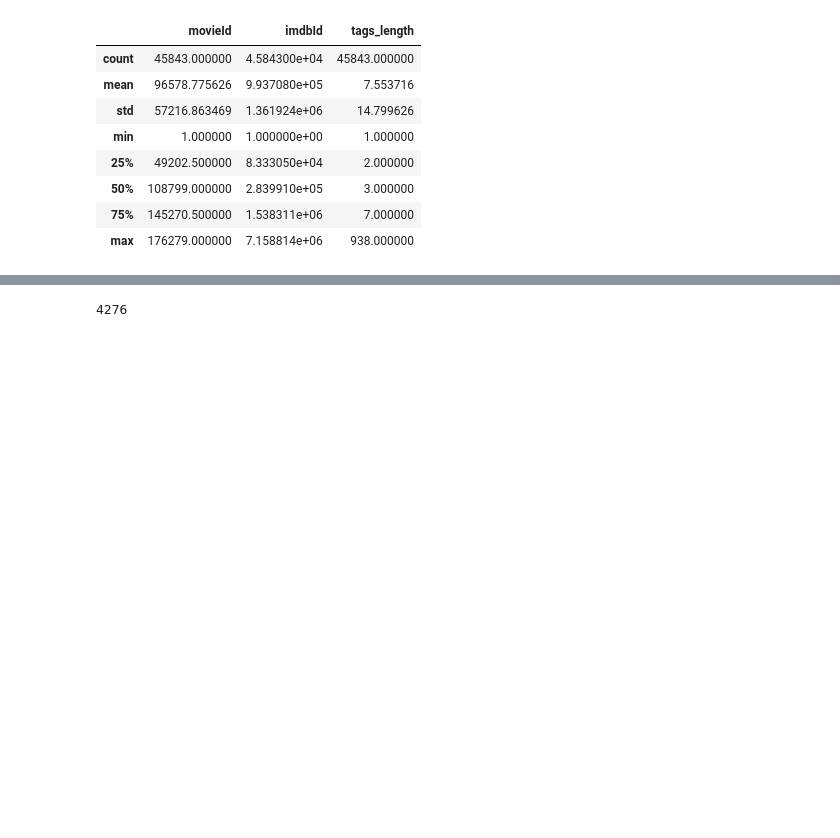
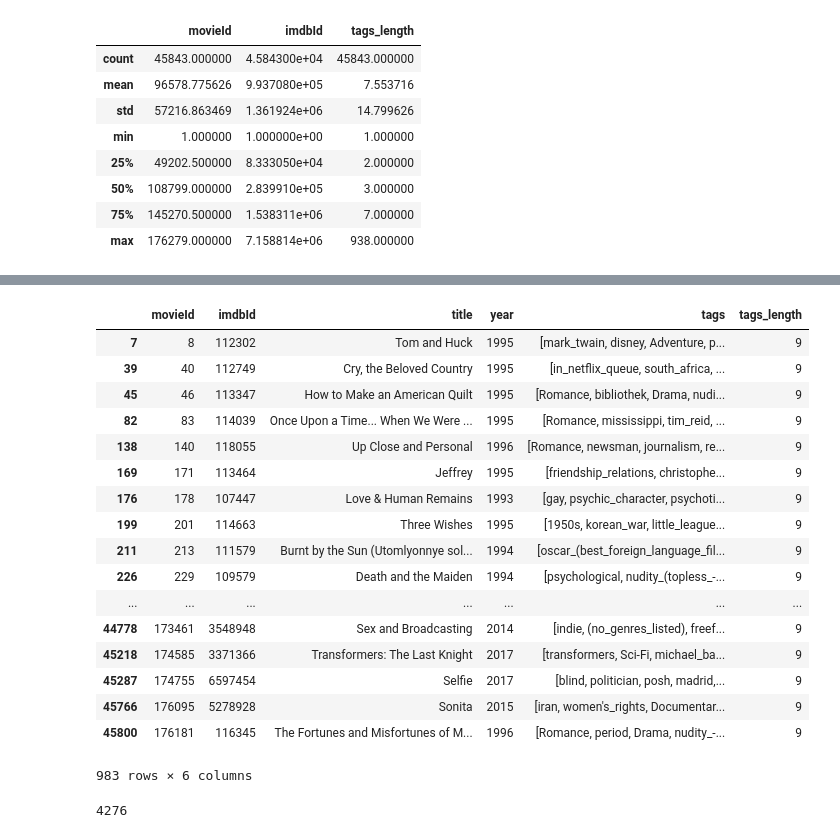
Before and after one commit to nikasso/movie2vec, a Jupyter notebook: eda/preprocessing2.ipynb, the cells around one changed output, grey strips where cells are left out. Saved outputs shown, nothing was run; the diff lists cells and outputs as text; code cells hidden in the pictures; blank space fills up the shorter version.

```diff
--- a/eda/preprocessing2.ipynb
+++ b/eda/preprocessing2.ipynb
@@ -57,3 +83,24 @@ movie_df.describe()
+# %%
+movie_df[movie_df.tags_length == 9]
+# %% [output]
+|  | movieId | imdbId | title | year | tags | tags_length |
+| 7 | 8 | 112302 | Tom and Huck | 1995 | [mark_twain, disney, Adventure, p... | 9 |
+| 39 | 40 | 112749 | Cry, the Beloved Country | 1995 | [in_netflix_queue, south_africa, ... | 9 |
+| 45 | 46 | 113347 | How to Make an American Quilt | 1995 | [Romance, bibliothek, Drama, nudi... | 9 |
+| 82 | 83 | 114039 | Once Upon a Time... When We Were ... | 1995 | [Romance, mississippi, tim_reid, ... | 9 |
+| 138 | 140 | 118055 | Up Close and Personal | 1996 | [Romance, newsman, journalism, re... | 9 |
+| 169 | 171 | 113464 | Jeffrey | 1995 | [friendship_relations, christophe... | 9 |
+| 176 | 178 | 107447 | Love & Human Remains | 1993 | [gay, psychic_character, psychoti... | 9 |
+| 199 | 201 | 114663 | Three Wishes | 1995 | [1950s, korean_war, little_league... | 9 |
+| 211 | 213 | 111579 | Burnt by the Sun (Utomlyonnye sol... | 1994 | [oscar_(best_foreign_language_fil... | 9 |
+| 226 | 229 | 109579 | Death and the Maiden | 1994 | [psychological, nudity_(topless_-... | 9 |
+| ... | ... | ... | ... | ... | ... | ... |
+| 44778 | 173461 | 3548948 | Sex and Broadcasting | 2014 | [indie, (no_genres_listed), freef... | 9 |
+| 45218 | 174585 | 3371366 | Transformers: The Last Knight | 2017 | [transformers, Sci-Fi, michael_ba... | 9 |
+| 45287 | 174755 | 6597454 | Selfie | 2017 | [blind, politician, posh, madrid,... | 9 |
+| 45766 | 176095 | 5278928 | Sonita | 2015 | [iran, women's_rights, Documentar... | 9 |
+| 45800 | 176181 | 116345 | The Fortunes and Misfortunes of M... | 1996 | [Romance, period, Drama, nudity_-... | 9 |
+983 rows × 6 columns
 # %%
 # Notes:
 # ------
```
Also changed, not shown: parts of 16 cells of this notebook, 3 other files.
